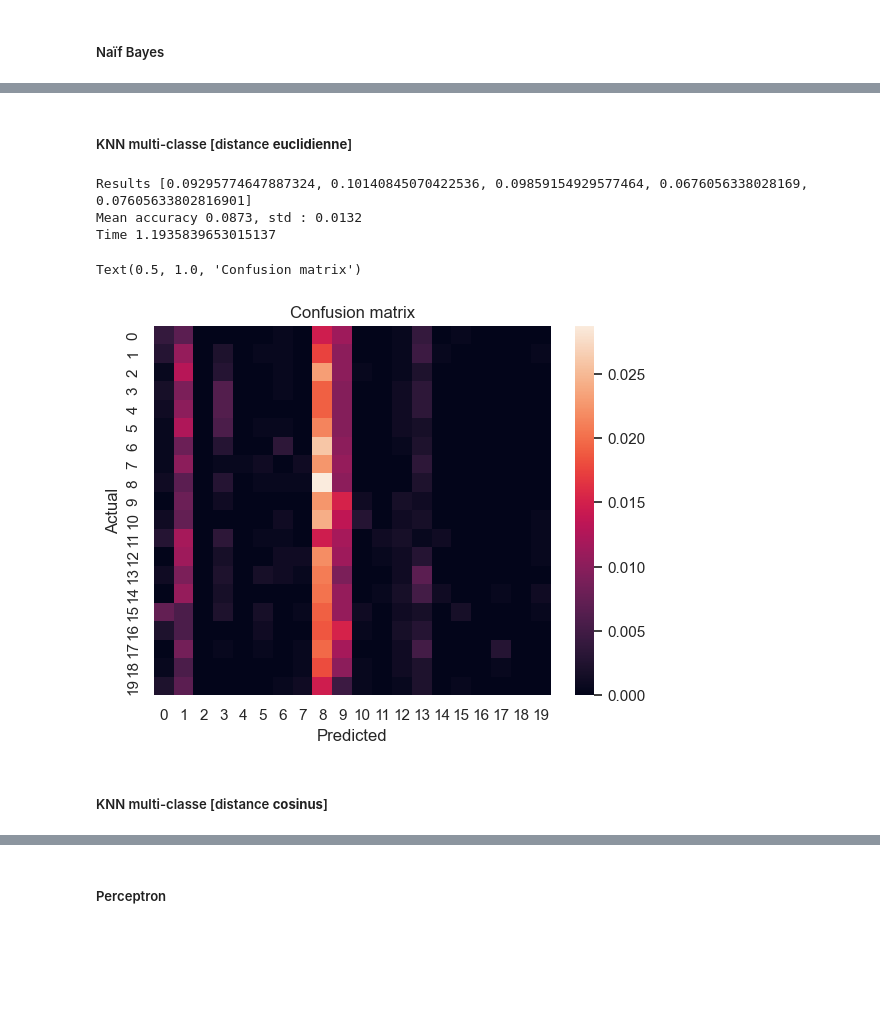
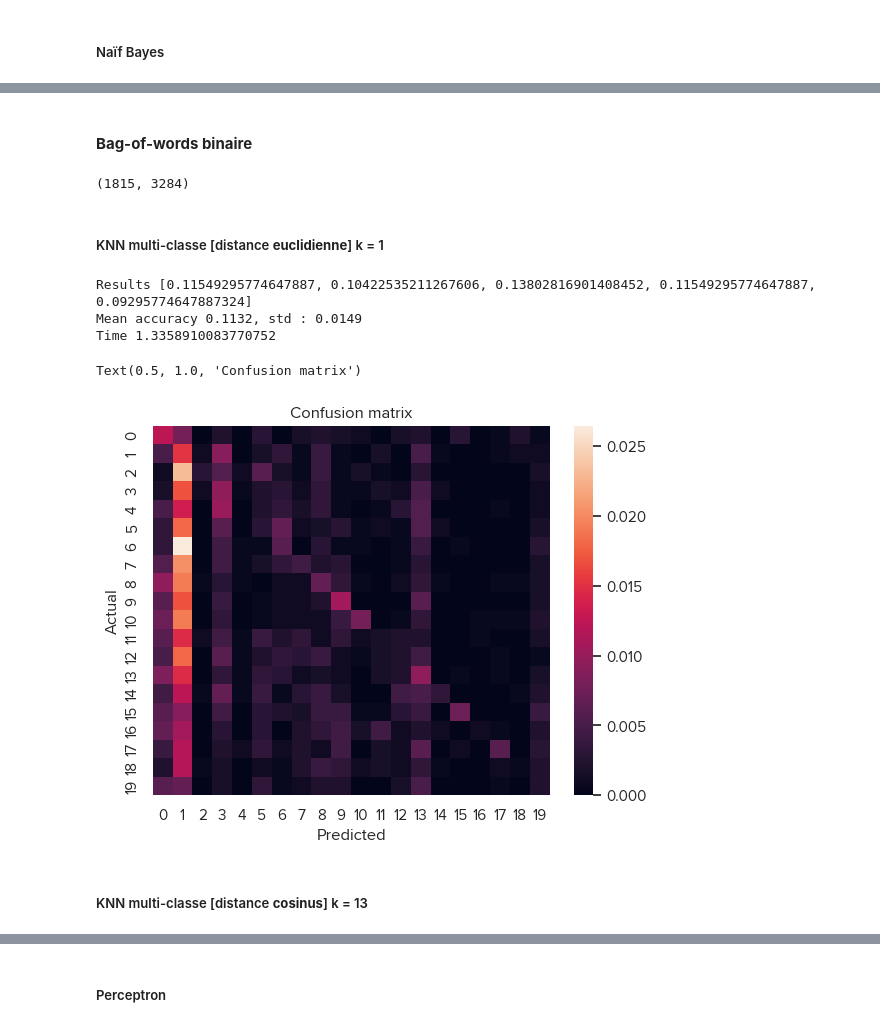
Before and after one commit to BshKatrin/SDD-miniprojet, a Jupyter notebook: miniprojet/supervised_no_sw.ipynb, the cells around one changed output, grey strips where cells are left out. Saved outputs shown, nothing was run; the diff lists cells and outputs as text; code cells hidden in the pictures; blank space fills up the shorter version.

```diff
--- a/miniprojet/supervised_no_sw.ipynb
+++ b/miniprojet/supervised_no_sw.ipynb
@@ -140,6 +42,11 @@ Ces données sont des dépêches issues de 20 groupes de discussions.
 # %% [markdown]
 ### Chargement des données
 # %%
-newsgroups_df = pd.read_csv("data/20newsgroups.csv")
+newsgroups_df = pd.read_csv("data/sample.csv")
 stop_words_df = pd.read_csv("data/stopwords.csv")
 stopwords = stop_words_df["stopword"].values.tolist()
+
+news_no_stopwords = clean_news(newsgroups_df, stopwords, True, True)
+news_no_stopwords = lemmatize_filter(news_no_stopwords, 3, 10)
+corpus = get_corpus(news_no_stopwords)
+news_no_stopwords
@@ -184,5 +67,0 @@ Dans un premier temps, vous devez appliquer les étapes de prétraitements vues
-# %%
-newsgroups_df = clean_news(newsgroups_df, stopwords, True, True)
-newsgroups_df = lemmatize_filter(newsgroups_df, 3, 10)
-corpus = get_corpus(newsgroups_df)
-newsgroups_df
@@ -259,25 +181,37 @@ news_desc.shape
+# %% [markdown]
+#### **Bag-of-words binaire**
+# %%
+news_labels = news_no_stopwords["target"].values
+n_classes = news_no_stopwords["target"].nunique()
+
+# BoW binaire
+news_desc = get_bow_vect(news_no_stopwords, corpus, binary=True)
+news_desc.shape
+# %% [output]
+(1815, 3284)
 # %% [markdown]
-##### KNN multi-classe [distance **euclidienne**]
+##### KNN multi-classe [distance **euclidienne**] k = 1
 # %%
+
 np.random.seed(1)
-classifier_knn = classif.ClassifierKNN_MC(news_desc.shape[1], k=10, C=n_classes, dist_type="euclidean")
+classifier_knn = classif.ClassifierKNN_MC(news_desc.shape[1], k=1, C=n_classes, dist_type="euclidean")
 
 start = time.time()
 (res_all, res_mean, res_std, conf_matrix_mean) = ev.validation_croisee(classifier_knn, (news_desc, news_labels), 5, False, True)
 end = time.time()
 
 print("Results", res_all)
 print(f"Mean accuracy {res_mean:.4f}, std : {res_std:.4f}")
 print("Time", end - start)
 ax = sns.heatmap(conf_matrix_mean)
 ax.set_title("Confusion matrix")
 # %% [output]
-Results [0.09295774647887324, 0.10140845070422536, 0.09859154929577464, 0.0676056338028169, 0.07605633802816901]
-Mean accuracy 0.0873, std : 0.0132
-Time 1.1935839653015137
+Results [0.11549295774647887, 0.10422535211267606, 0.13802816901408452, 0.11549295774647887, 0.09295774647887324]
+Mean accuracy 0.1132, std : 0.0149
+Time 1.3358910083770752
 Text(0.5, 1.0, 'Confusion matrix')
-[figure, old version]
+[figure, new version]
 # %% [markdown]
-##### KNN multi-classe [distance **cosinus**]
+##### KNN multi-classe [distance **cosinus**] k = 13
 # %%
 np.random.seed(1)
```
Also changed, not shown: parts of 37 cells of this notebook, 10 other files.
